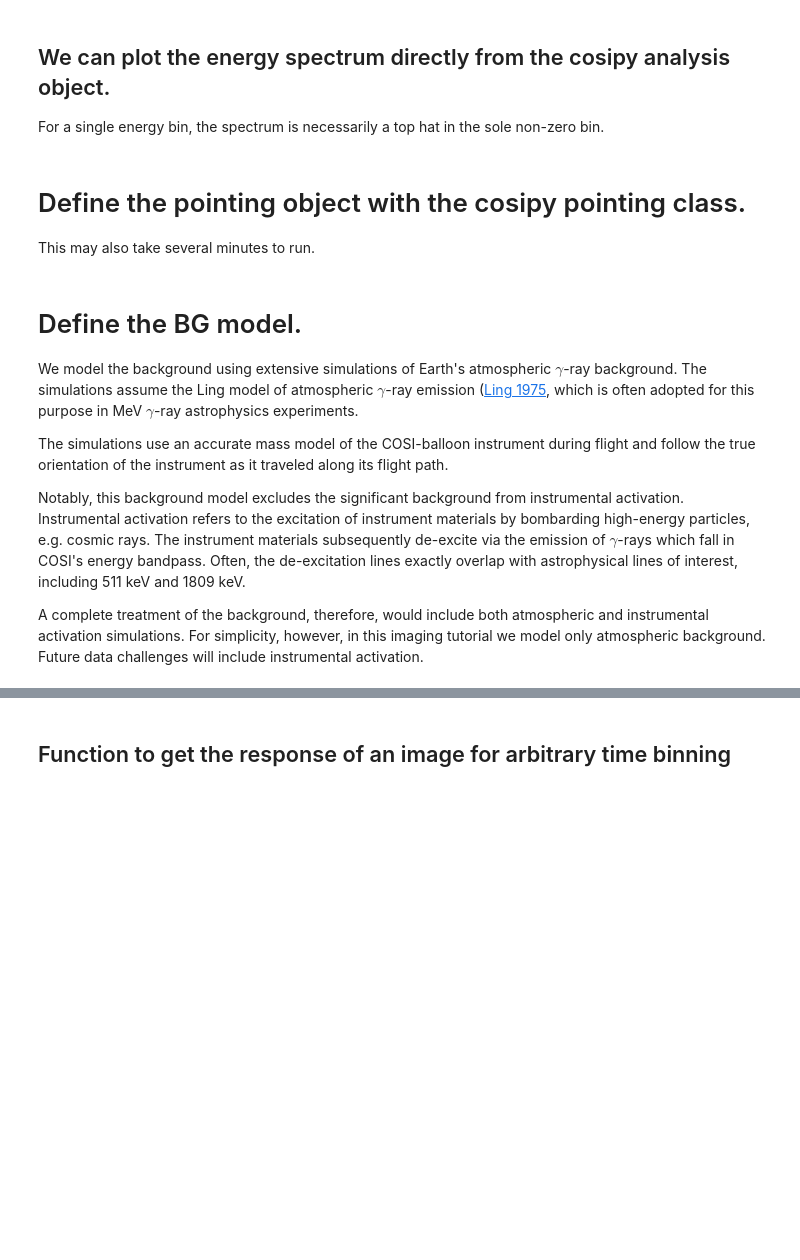
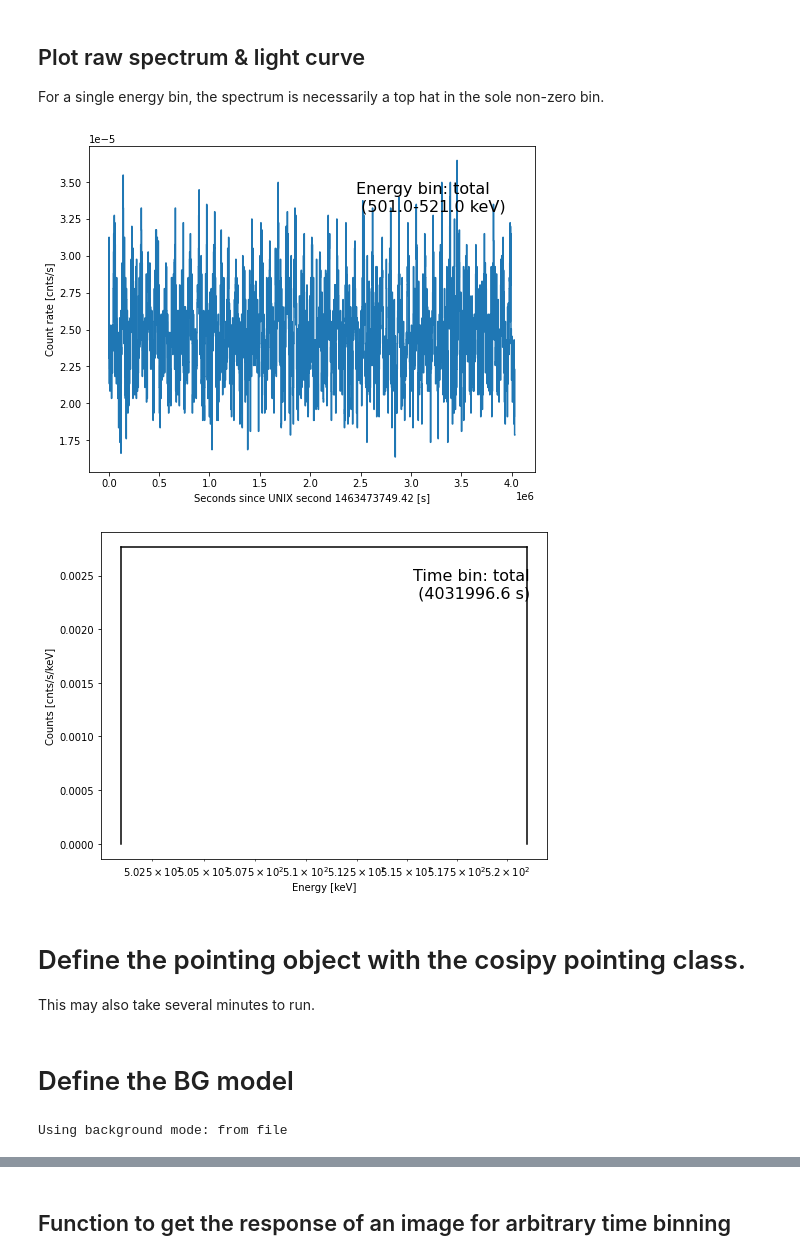
Before and after one commit to cositools/cosi-data-challenge-1, a Jupyter notebook: imaging/RL-DataChallenge-511keV_10xFlux-Ling.ipynb, the cells around one changed output, grey strips where cells are left out. Saved outputs shown, nothing was run; the diff lists cells and outputs as text; code cells hidden in the pictures; blank space fills up the shorter version.

Commit message:
Cleaned up imaging notebooks and updated README

```diff
--- a/imaging/RL-DataChallenge-511keV_10xFlux-Ling.ipynb
+++ b/imaging/RL-DataChallenge-511keV_10xFlux-Ling.ipynb
@@ -57 +19,7 @@ tra = 'GC511_10xFlux_and_Ling.inc1.id1.extracted.tra.gz'
+# %%
+data_dir = '../data_products' # directory containing data & response files
+filename = 'GC511_10xFlux_and_Ling.inc1.id1.extracted.tra.gz'# 511 keV with Ling BG
+response_filename = data_dir + '/511keV_imaging_response.npz' # detector response
+background_filename = data_dir + '/Scaled_Ling_BG_1x.npz' # background response
+background_mode = 'from file'
 # %% [markdown]
@@ -59,2 +28,3 @@ tra = 'GC511_10xFlux_and_Ling.inc1.id1.extracted.tra.gz'
 # %%
-analysis1 = COSIpy(data_dir, tra)
+analysis1 = COSIpy(data_dir, filename)
+analysis1.read_COSI_DataSet()
@@ -156,27 +68,25 @@ plt.ylabel('Counts');
 # %% [markdown]
-## We can plot the energy spectrum directly from the cosipy analysis object.
+## Plot raw spectrum & light curve
 For a single energy bin, the spectrum is necessarily a top hat in the sole non-zero bin.
 # %%
+analysis1.dataset.plot_lightcurve()
+
 analysis1.dataset.plot_raw_spectrum()
 plt.xscale('log')
+# %% [output]
+[figure, added]
+[figure, added]
 # %% [markdown]
 # Define the pointing object with the cosipy pointing class.
 This may also take several minutes to run.
 # %%
 # definition of poitings (balloon stability + Earth rotation)
 pointing1 = Pointing(dataset=analysis1.dataset,)
-# %% [markdown]
-# Define the BG model.
-We model the background using extensive simulations of Earth's atmospheric $\gamma$-ray background. The simulations assume the Ling model of atmospheric $\gamma$-ray emission ([Ling 1975](https://agupubs.onlinelibrary.wiley.com/doi/abs/10.1029/JA080i022p03241), which is often adopted for this purpose in MeV $\gamma$-ray astrophysics experiments.
-
-The simulations use an accurate mass model of the COSI-balloon instrument during flight and follow the true orientation of the instrument as it traveled along its flight path.
-
-Notably, this background model excludes the significant background from instrumental activation. Instrumental activation refers to the excitation of instrument materials by bombarding high-energy particles, e.g. cosmic rays. The instrument materials subsequently de-excite via the emission of $\gamma$-rays which fall in COSI's energy bandpass. Often, the de-excitation lines exactly overlap with astrophysical lines of interest, including 511 keV and 1809 keV.
-
-A complete treatment of the background, therefore, would include both atmospheric and instrumental activation simulations. For simplicity, however, in this imaging tutorial we model only atmospheric background. Future data challenges will include instrumental activation.
+# %% [markdown]
+# Define the BG model
 # %%
 # Ling BG simulation to model atmospheric background
-background1 = BG(dataset=analysis1.dataset,
-                mode='from file',
-                filename='/home/jacqueline/COSItools/cosi-data-challenge-1/data_products/Scaled_Ling_BG_1x.npz')
+background1 = BG(dataset=analysis1.dataset,mode=background_mode,filename=background_filename)
+# %% [output]
+Using background mode: from file
 # %% [markdown]
```
Also changed, not shown: parts of 68 cells of this notebook, 3 other files.
